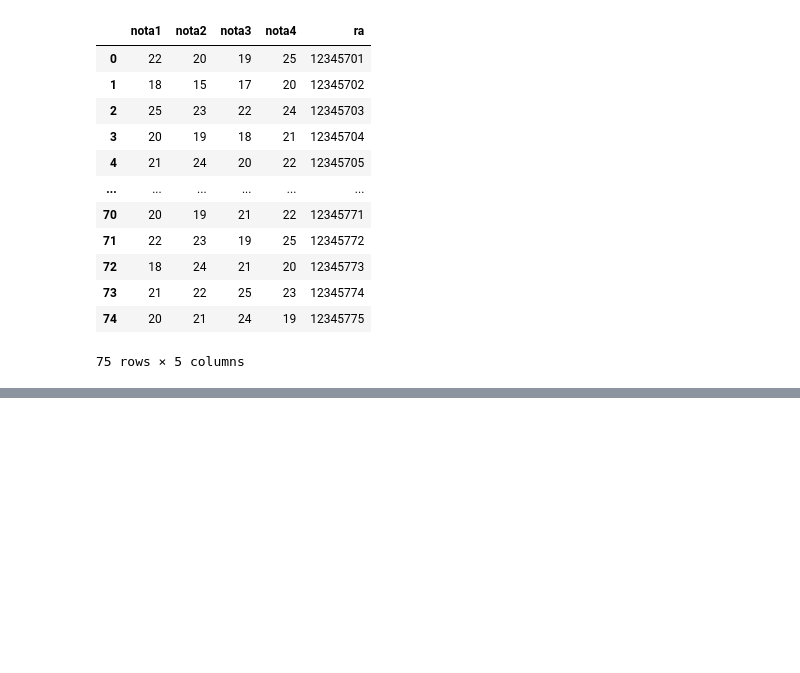
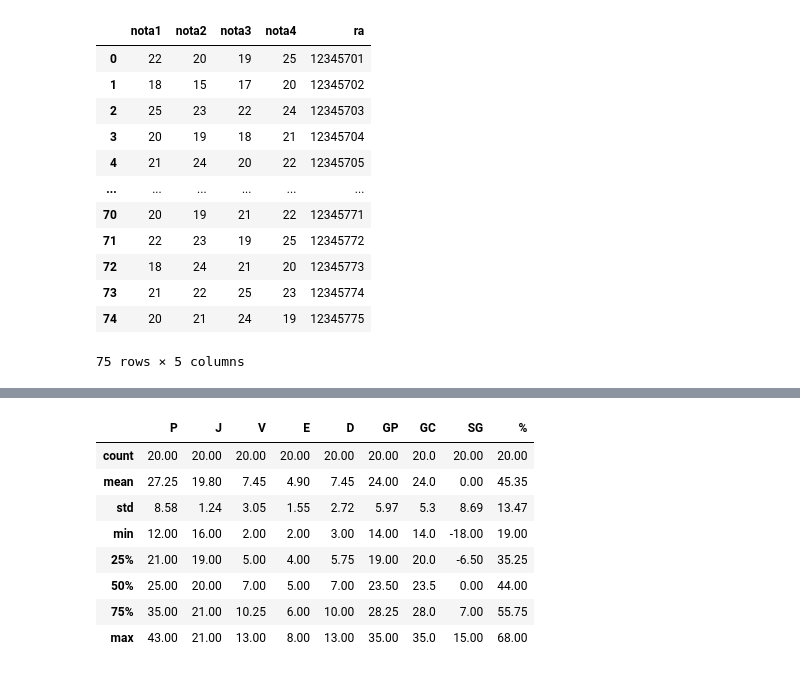
Before and after one commit to Lafaietepedro/projetofinal_tarde, a Jupyter notebook: notebook_tarde.ipynb, the cells around one changed output, grey strips where cells are left out. Saved outputs shown, nothing was run; the diff lists cells and outputs as text; code cells hidden in the pictures; blank space fills up the shorter version.

```diff
--- a/notebook_tarde.ipynb
+++ b/notebook_tarde.ipynb
@@ -355,0 +444,2 @@ resultado_selecionado2
+# %%
+df_tabela_seriea = df_tabela_seriea.drop(columns=['Times','Times.1','Times.3'])
@@ -355,0 +486,12 @@ resultado_selecionado2
+# %%
+df_tabela_seriea.describe().round(2)
+# %% [output]
+|  | P | J | V | E | D | GP | GC | SG | % |
+| count | 20.00 | 20.00 | 20.00 | 20.00 | 20.00 | 20.00 | 20.0 | 20.00 | 20.00 |
+| mean | 27.25 | 19.80 | 7.45 | 4.90 | 7.45 | 24.00 | 24.0 | 0.00 | 45.35 |
+| std | 8.58 | 1.24 | 3.05 | 1.55 | 2.72 | 5.97 | 5.3 | 8.69 | 13.47 |
+| min | 12.00 | 16.00 | 2.00 | 2.00 | 3.00 | 14.00 | 14.0 | -18.00 | 19.00 |
+| 25% | 21.00 | 19.00 | 5.00 | 4.00 | 5.75 | 19.00 | 20.0 | -6.50 | 35.25 |
+| 50% | 25.00 | 20.00 | 7.00 | 5.00 | 7.00 | 23.50 | 23.5 | 0.00 | 44.00 |
+| 75% | 35.00 | 21.00 | 10.25 | 6.00 | 10.00 | 28.25 | 28.0 | 7.00 | 55.75 |
+| max | 43.00 | 21.00 | 13.00 | 8.00 | 13.00 | 35.00 | 35.0 | 15.00 | 68.00 |
```
Also changed, not shown: parts of 16 cells of this notebook, 1 other file.
